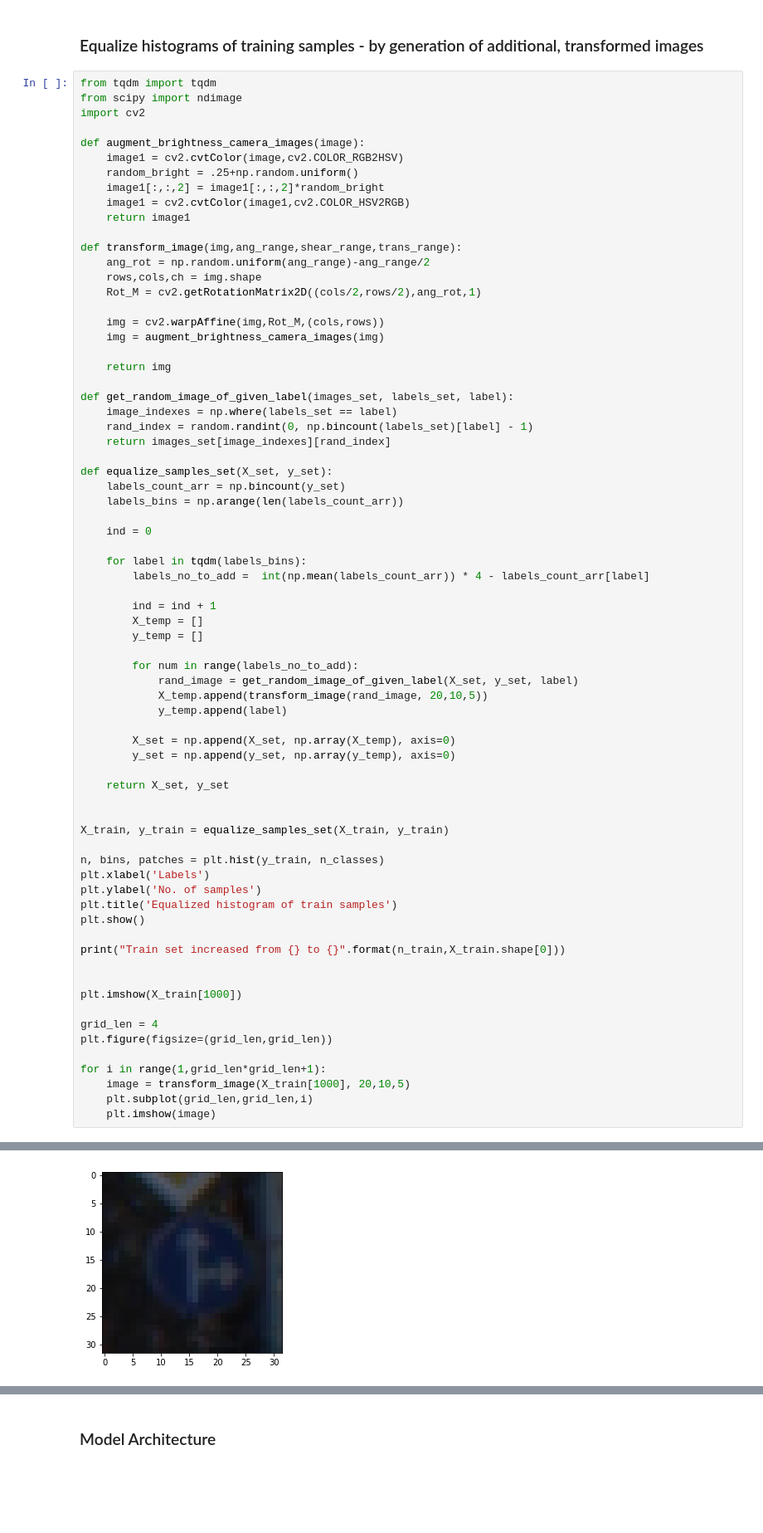
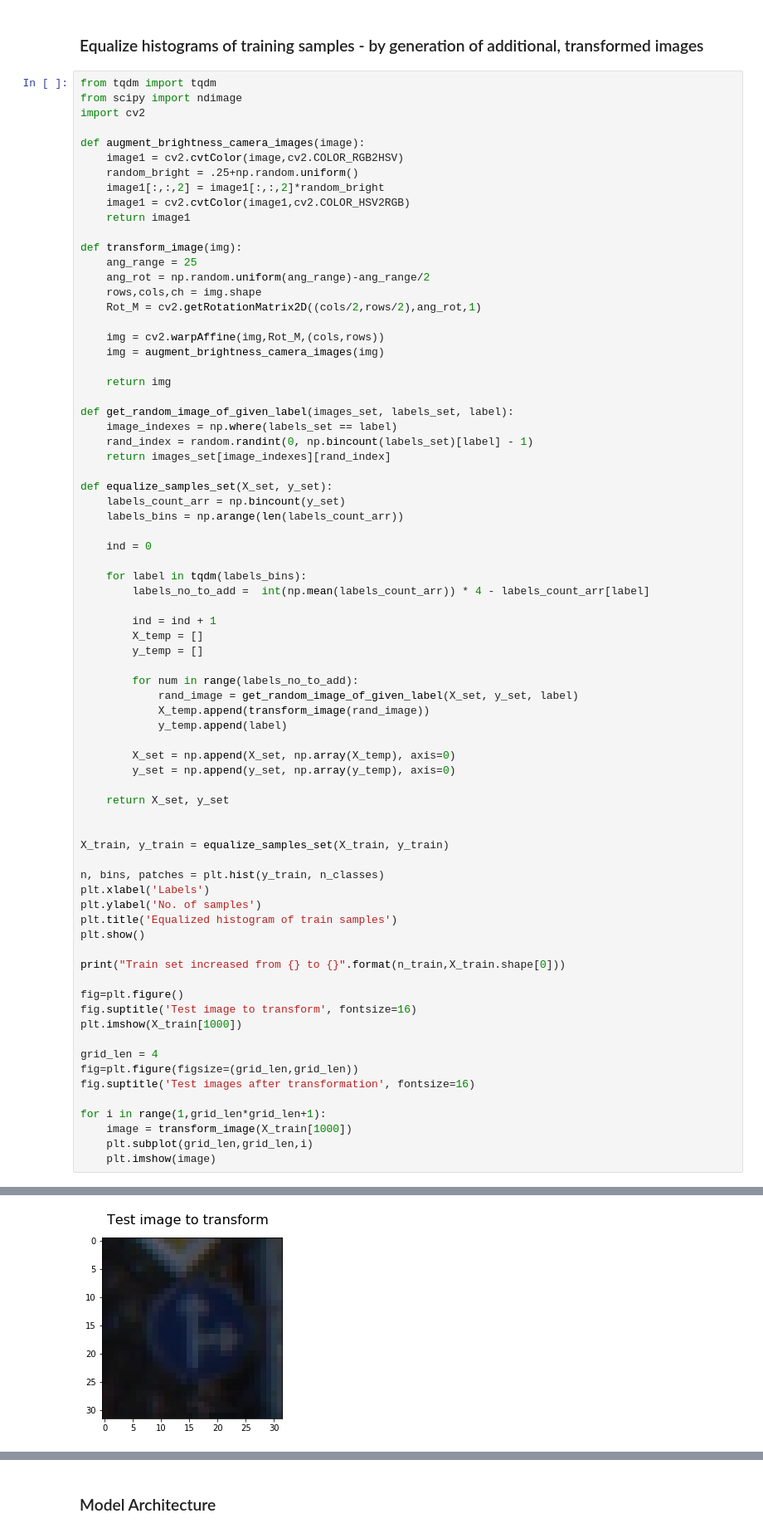
Before and after one commit to tomaszkacmajor/CarND-Traffic-Sign-Classifier-P2, a Jupyter notebook: Traffic_Sign_Classifier.ipynb, the cells around one changed output, grey strips where cells are left out. Shown at 83% size. Saved outputs shown, nothing was run; the diff lists cells and outputs as text; blank space fills up the shorter version.

```diff
--- a/Traffic_Sign_Classifier.ipynb
+++ b/Traffic_Sign_Classifier.ipynb
@@ -108,7 +110,8 @@ def augment_brightness_camera_images(image):
     image1 = cv2.cvtColor(image1,cv2.COLOR_HSV2RGB)
     return image1
 
-def transform_image(img,ang_range,shear_range,trans_range):
+def transform_image(img):
+    ang_range = 25
     ang_rot = np.random.uniform(ang_range)-ang_range/2
     rows,cols,ch = img.shape
     Rot_M = cv2.getRotationMatrix2D((cols/2,rows/2),ang_rot,1)
@@ -138,36 +141,38 @@ def equalize_samples_set(X_set, y_set):
 
         for num in range(labels_no_to_add):
             rand_image = get_random_image_of_given_label(X_set, y_set, label)
-            X_temp.append(transform_image(rand_image, 20,10,5))
+            X_temp.append(transform_image(rand_image))
             y_temp.append(label)
 
         X_set = np.append(X_set, np.array(X_temp), axis=0)
         y_set = np.append(y_set, np.array(y_temp), axis=0)
 
     return X_set, y_set
 
 
 X_train, y_train = equalize_samples_set(X_train, y_train)
 
 n, bins, patches = plt.hist(y_train, n_classes)
 plt.xlabel('Labels')
 plt.ylabel('No. of samples')
 plt.title('Equalized histogram of train samples')
 plt.show()
 
 print("Train set increased from {} to {}".format(n_train,X_train.shape[0]))
 
-
+fig=plt.figure()
+fig.suptitle('Test image to transform', fontsize=16)
 plt.imshow(X_train[1000])
 
 grid_len = 4
-plt.figure(figsize=(grid_len,grid_len))
+fig=plt.figure(figsize=(grid_len,grid_len))
+fig.suptitle('Test images after transformation', fontsize=16)
 
 for i in range(1,grid_len*grid_len+1):
-    image = transform_image(X_train[1000], 20,10,5)
+    image = transform_image(X_train[1000])
     plt.subplot(grid_len,grid_len,i)
     plt.imshow(image)
 # %% [output]
 [figure]
 Train set increased from 34799 to 139148
-[figure, old version]
+[figure, new version]
```
Also changed, not shown: parts of 13 cells of this notebook, 16 other files.
